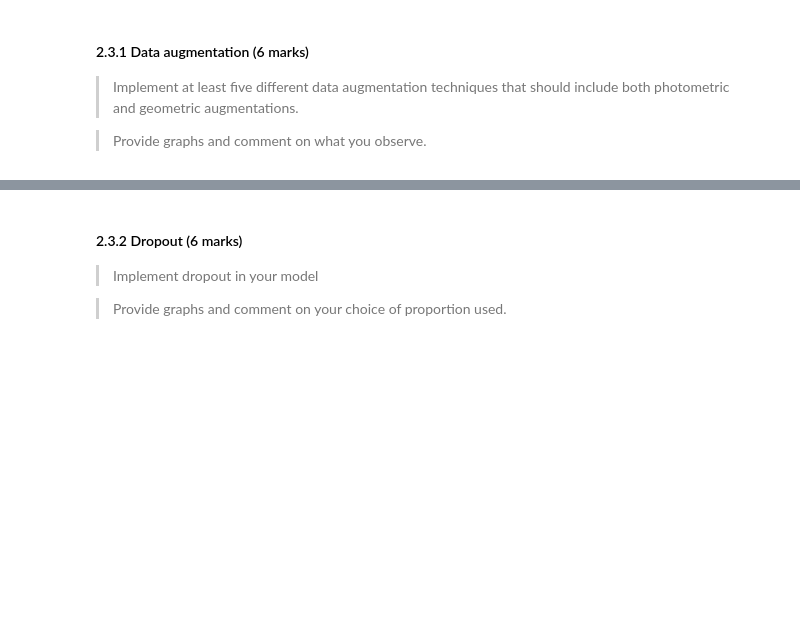
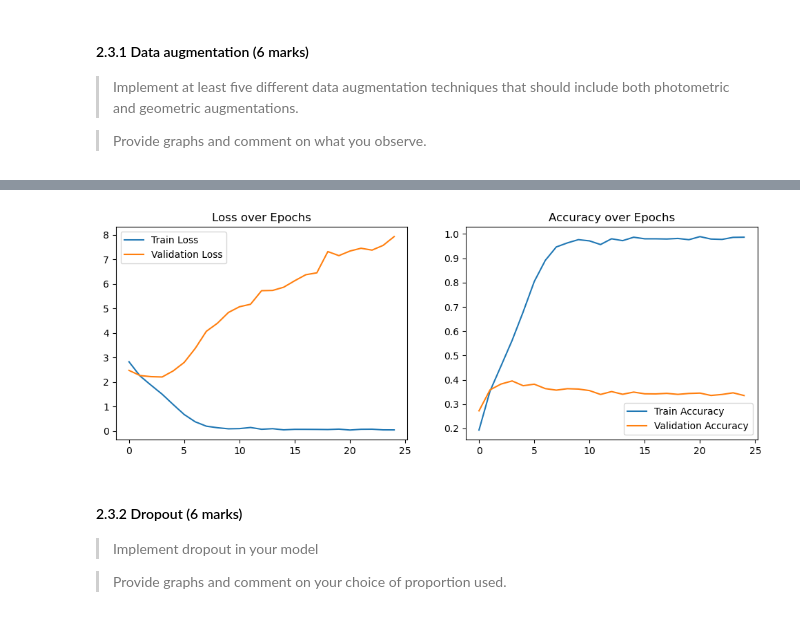
Before and after one commit to assh/dl_assessment2, a Jupyter notebook: COMP5625M_assessment2024_problem.ipynb, the cells around one changed output, grey strips where cells are left out. Cells and saved outputs as stored; diff of their text form; code cells hidden in the pictures; blank space fills up the shorter version.

```diff
--- a/COMP5625M_assessment2024_problem.ipynb
+++ b/COMP5625M_assessment2024_problem.ipynb
@@ -781,9 +791,11 @@ train_dataset, val_dataset = random_split(full_dataset, [train_size, test_size])
 train_loader = DataLoader(train_dataset, batch_size=32, shuffle=True)
 val_loader = DataLoader(val_dataset, batch_size=32, shuffle=False)
 # %%
-cnn_model = CustomCNN()
+cnn_model = SimpleCNN()
 
 device = torch.device("cuda" if torch.cuda.is_available() else "mps")
+cnn_model = cnn_model.to(device)
+
 cnn_criterion = nn.CrossEntropyLoss()
 cnn_optimizer = optim.Adam(cnn_model.parameters(), lr=1e-3)
 
@@ -792,3 +804,4 @@ cnn_model, cnn_history = train_model(cnn_model, train_loader, val_loader, cnn_cr
 
 # Plot training history for CNN
 plot_training_history(cnn_history)
+# %% [output]
@@ -795,3 +825,4 @@ plot_training_history(cnn_history)
+[figure, added]
 # %% [markdown]
 #### 2.3.2 Dropout (6 marks)
 
```
Also changed, not shown: parts of 16 cells of this notebook, 2 other files.
